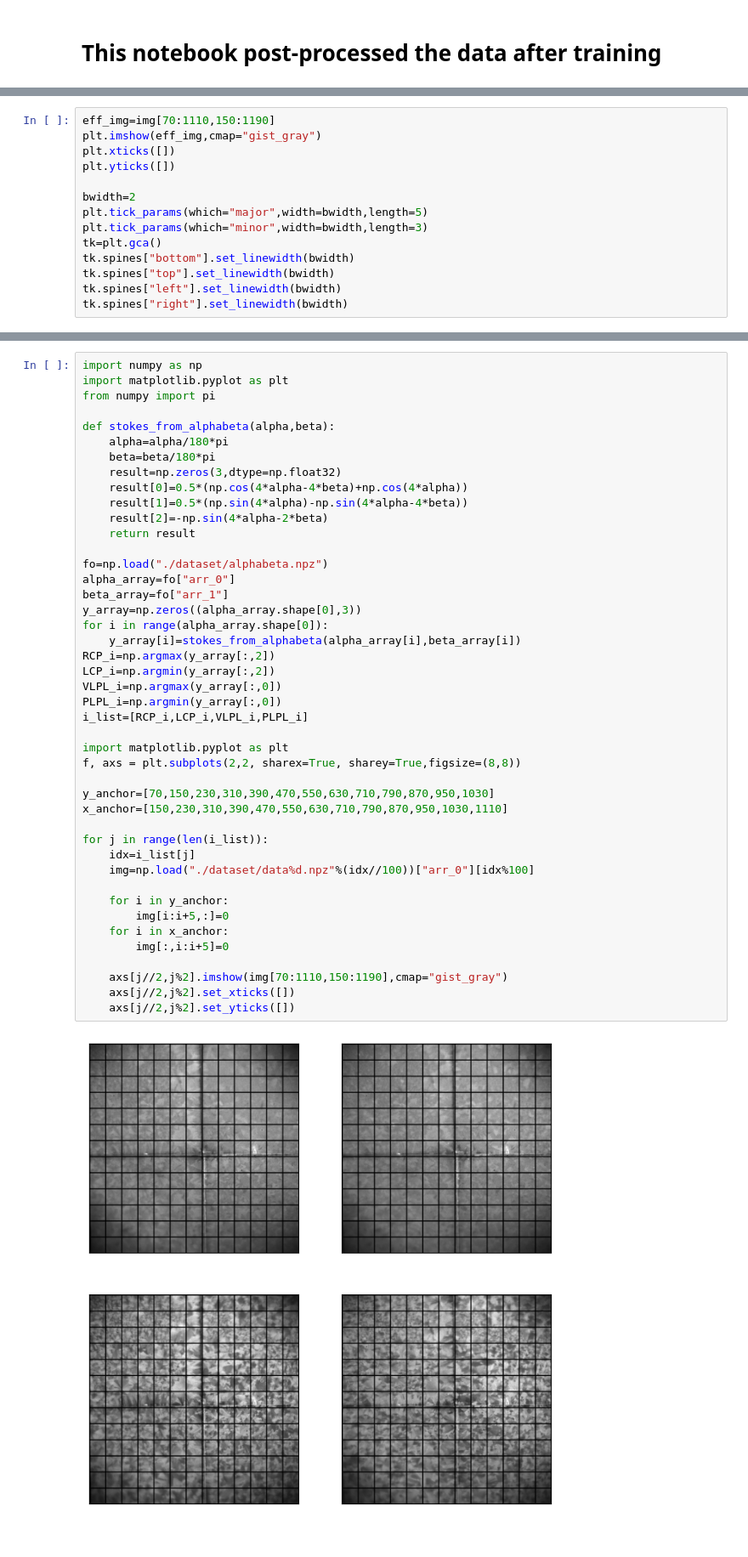
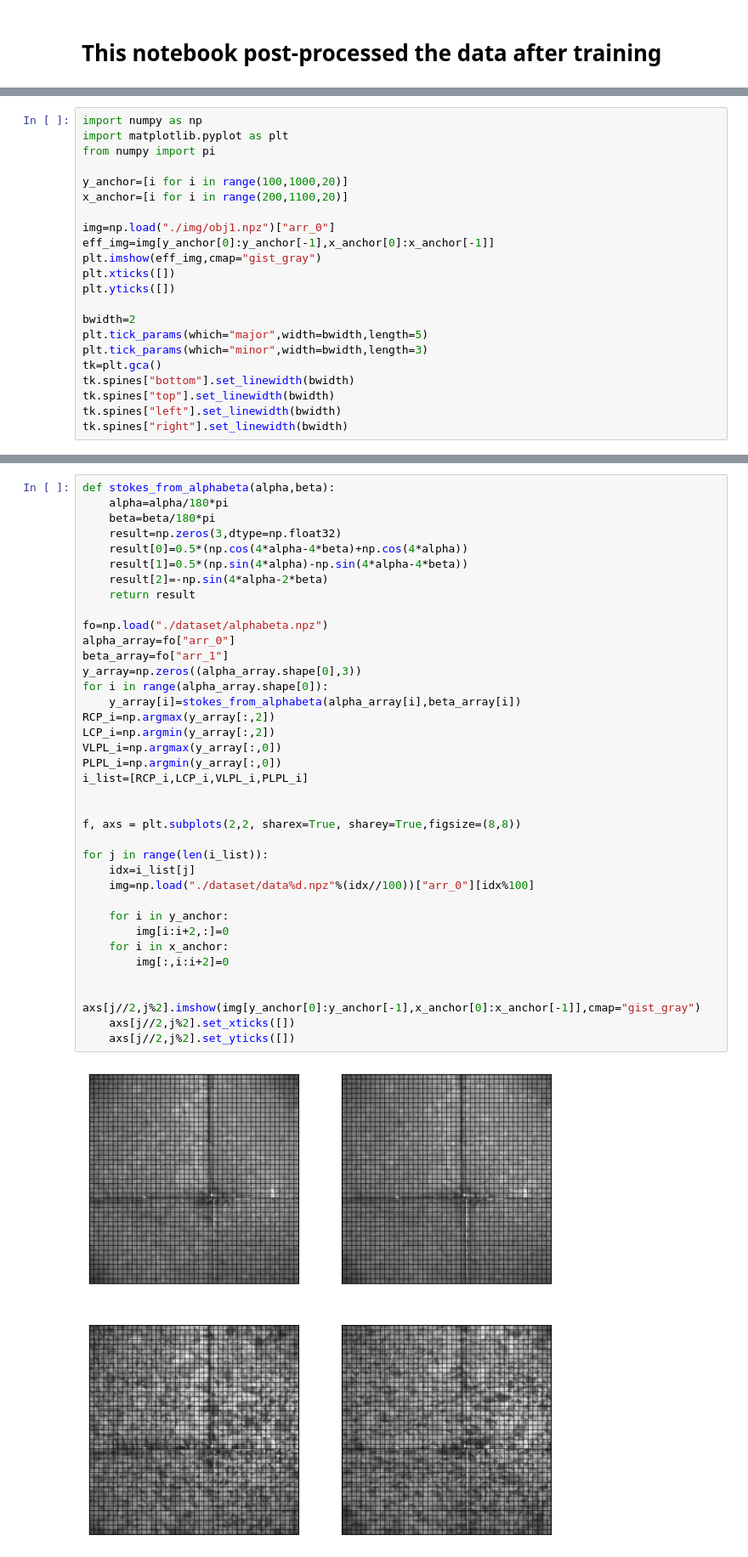
Before and after one commit to michaelge233/GOStokes, a Jupyter notebook: Imaging/plot.ipynb, the cells around one changed output, grey strips where cells are left out. Shown at 85% size. Drawn from its saved outputs; the diff is of its cells as text.

```diff
--- a/Imaging/plot.ipynb
+++ b/Imaging/plot.ipynb
@@ -16,5 +3,13 @@ plt.imshow(img,cmap="gist_gray")
 # %%
-eff_img=img[70:1110,150:1190]
+import numpy as np
+import matplotlib.pyplot as plt
+from numpy import pi
+
+y_anchor=[i for i in range(100,1000,20)]
+x_anchor=[i for i in range(200,1100,20)]
+
+img=np.load("./img/obj1.npz")["arr_0"]
+eff_img=img[y_anchor[0]:y_anchor[-1],x_anchor[0]:x_anchor[-1]]
 plt.imshow(eff_img,cmap="gist_gray")
 plt.xticks([])
 plt.yticks([])
@@ -34,46 +27,39 @@ Separate pixels
 # %%
-import numpy as np
-import matplotlib.pyplot as plt
-from numpy import pi
-
 def stokes_from_alphabeta(alpha,beta):
     alpha=alpha/180*pi
     beta=beta/180*pi
     result=np.zeros(3,dtype=np.float32)
     result[0]=0.5*(np.cos(4*alpha-4*beta)+np.cos(4*alpha))
     result[1]=0.5*(np.sin(4*alpha)-np.sin(4*alpha-4*beta))
     result[2]=-np.sin(4*alpha-2*beta)
     return result
 
 fo=np.load("./dataset/alphabeta.npz")
 alpha_array=fo["arr_0"]
 beta_array=fo["arr_1"]
 y_array=np.zeros((alpha_array.shape[0],3))
 for i in range(alpha_array.shape[0]):
     y_array[i]=stokes_from_alphabeta(alpha_array[i],beta_array[i])
 RCP_i=np.argmax(y_array[:,2])
 LCP_i=np.argmin(y_array[:,2])
 VLPL_i=np.argmax(y_array[:,0])
 PLPL_i=np.argmin(y_array[:,0])
 i_list=[RCP_i,LCP_i,VLPL_i,PLPL_i]
 
-import matplotlib.pyplot as plt
+
 f, axs = plt.subplots(2,2, sharex=True, sharey=True,figsize=(8,8))
-
-y_anchor=[70,150,230,310,390,470,550,630,710,790,870,950,1030]
-x_anchor=[150,230,310,390,470,550,630,710,790,870,950,1030,1110]
 
 for j in range(len(i_list)):
     idx=i_list[j]
     img=np.load("./dataset/data%d.npz"%(idx//100))["arr_0"][idx%100]
 
     for i in y_anchor:
-        img[i:i+5,:]=0
+        img[i:i+2,:]=0
     for i in x_anchor:
-        img[:,i:i+5]=0
+        img[:,i:i+2]=0
 
-    axs[j//2,j%2].imshow(img[70:1110,150:1190],cmap="gist_gray")
+    axs[j//2,j%2].imshow(img[y_anchor[0]:y_anchor[-1],x_anchor[0]:x_anchor[-1]],cmap="gist_gray")
     axs[j//2,j%2].set_xticks([])
     axs[j//2,j%2].set_yticks([])
 # %% [output]
-[figure, old version]
+[figure, new version]
```
Also changed, not shown: parts of 20 cells of this notebook, 19 other files.
